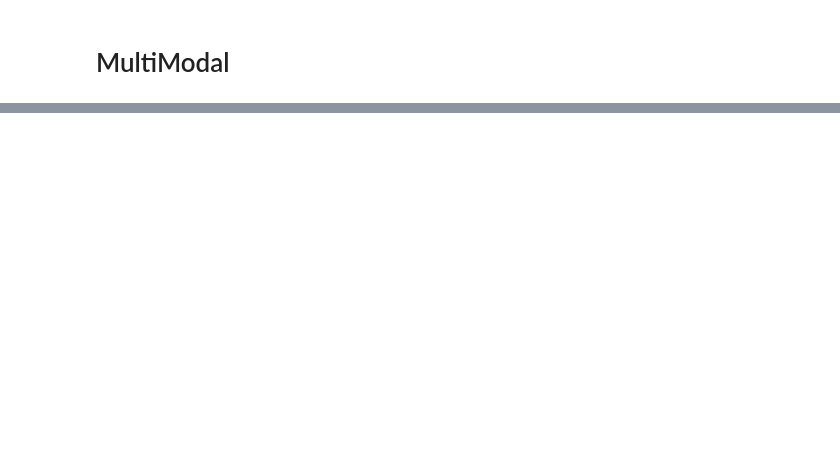
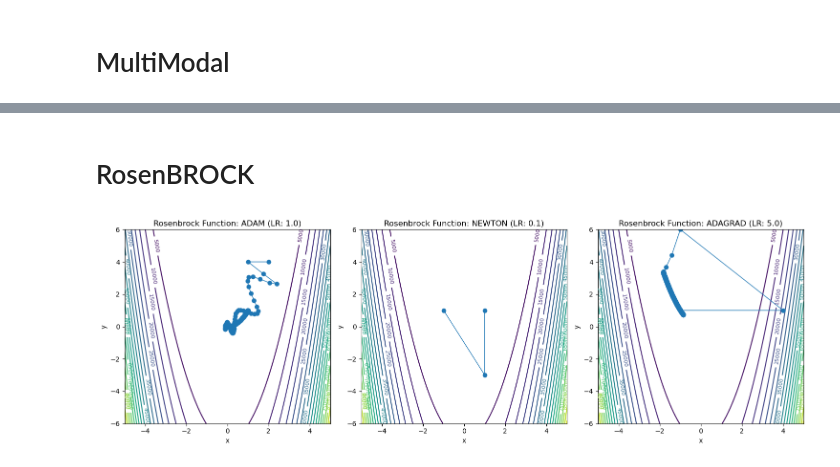
Before and after one commit to zh1322114772/Project1-GradientDescent, a Jupyter notebook: plots.ipynb, the cells around one changed output, grey strips where cells are left out. Saved outputs shown, nothing was run; the diff lists cells and outputs as text; code cells hidden in the pictures; blank space fills up the shorter version.

```diff
--- a/plots.ipynb
+++ b/plots.ipynb
@@ -188,0 +176,6 @@ df_loaded
+# %% [markdown]
+# RosenBROCK
+# %%
+plot_three_contours_side_by_side([95,52,58], xlim=(-5,5), ylim=(-6,6))
+# %% [output]
+[figure, added]
```
Also changed, not shown: parts of 10 cells of this notebook, 10 other files.
